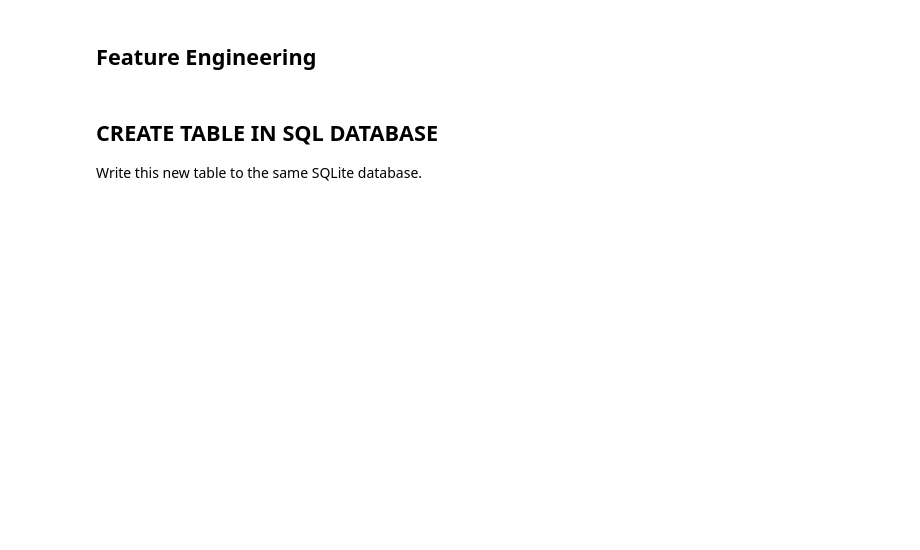
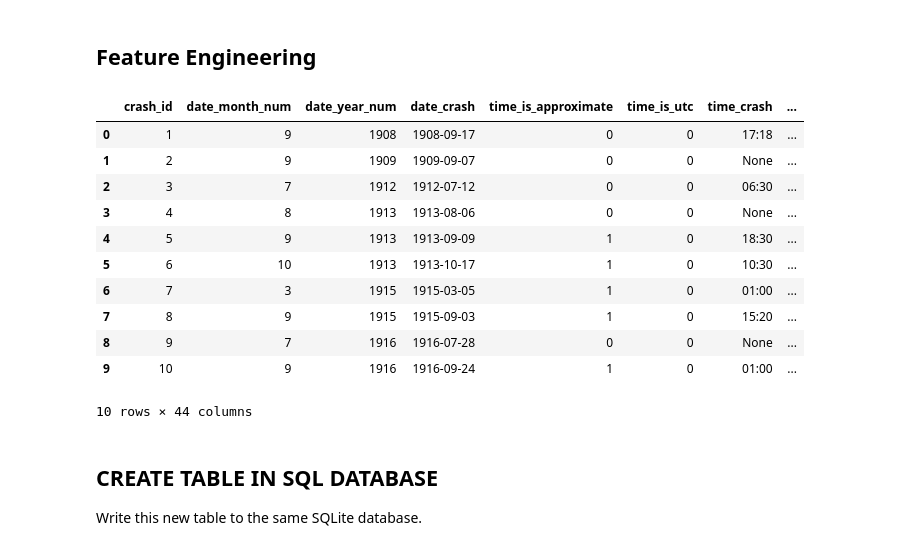
Before and after one commit to RakellM/Project-Plane_Crashes_Analysis-2026, a Jupyter notebook: notebooks/02-Data_Profiling_cleaned.ipynb, the cells around one changed output. Cells and saved outputs as stored; diff of their text form; code cells hidden in the pictures; blank space fills up the shorter version.

Commit message:
add feature engineering

```diff
--- a/notebooks/02-Data_Profiling_cleaned.ipynb
+++ b/notebooks/02-Data_Profiling_cleaned.ipynb
@@ -644,3 +650,50 @@ df.head()
+# %%
+
+# Fatality rate (onboard)
+df['fatality_rate'] = df['fatalities_total_count'] / df['aboard_total_count']
+df.loc[df['aboard_total_count'] == 0, 'fatality_rate'] = np.nan
+
+# Severity classification
+def classify_severity(rate):
+    if pd.isnull(rate):
+        return np.nan
+    elif rate == 1:
+        return 'Total'
+    elif rate >= 0.5:
+        return 'High'
+    elif rate > 0:
+        return 'Low'
+    else:
+        return 'None'
+df['severity_class'] = df['fatality_rate'].apply(classify_severity)
+
+# Cause keyword extraction (simple example using summary text)
+cause_keywords = ['engine failure', 'weather', 'pilot error', 'midair', 'mechanical', 'shot down', 'fire', 'collision', 'crash', 'explode']
+def extract_cause(summary):
+    if pd.isnull(summary):
+        return np.nan
+    summary_lower = summary.lower()
+    for kw in cause_keywords:
+        if kw in summary_lower:
+            return kw
+    return 'other'
+df['cause_category'] = df['summary_full_text'].apply(extract_cause)
+# %%
+# df['summary_full_text']
+df.head(10)
+# %% [output]
+|  | crash_id | date_month_num | date_year_num | date_crash | time_is_approximate | time_is_utc | time_crash | ... |
+| 0 | 1 | 9 | 1908 | 1908-09-17 | 0 | 0 | 17:18 | ... |
+| 1 | 2 | 9 | 1909 | 1909-09-07 | 0 | 0 | None | ... |
+| 2 | 3 | 7 | 1912 | 1912-07-12 | 0 | 0 | 06:30 | ... |
+| 3 | 4 | 8 | 1913 | 1913-08-06 | 0 | 0 | None | ... |
+| 4 | 5 | 9 | 1913 | 1913-09-09 | 1 | 0 | 18:30 | ... |
+| 5 | 6 | 10 | 1913 | 1913-10-17 | 1 | 0 | 10:30 | ... |
+| 6 | 7 | 3 | 1915 | 1915-03-05 | 1 | 0 | 01:00 | ... |
+| 7 | 8 | 9 | 1915 | 1915-09-03 | 1 | 0 | 15:20 | ... |
+| 8 | 9 | 7 | 1916 | 1916-07-28 | 0 | 0 | None | ... |
+| 9 | 10 | 9 | 1916 | 1916-09-24 | 1 | 0 | 01:00 | ... |
+10 rows × 44 columns
 # %% [markdown]
 ## CREATE TABLE IN SQL DATABASE
 
```
Also changed, not shown: parts of 5 cells of this notebook, 3 other files.
